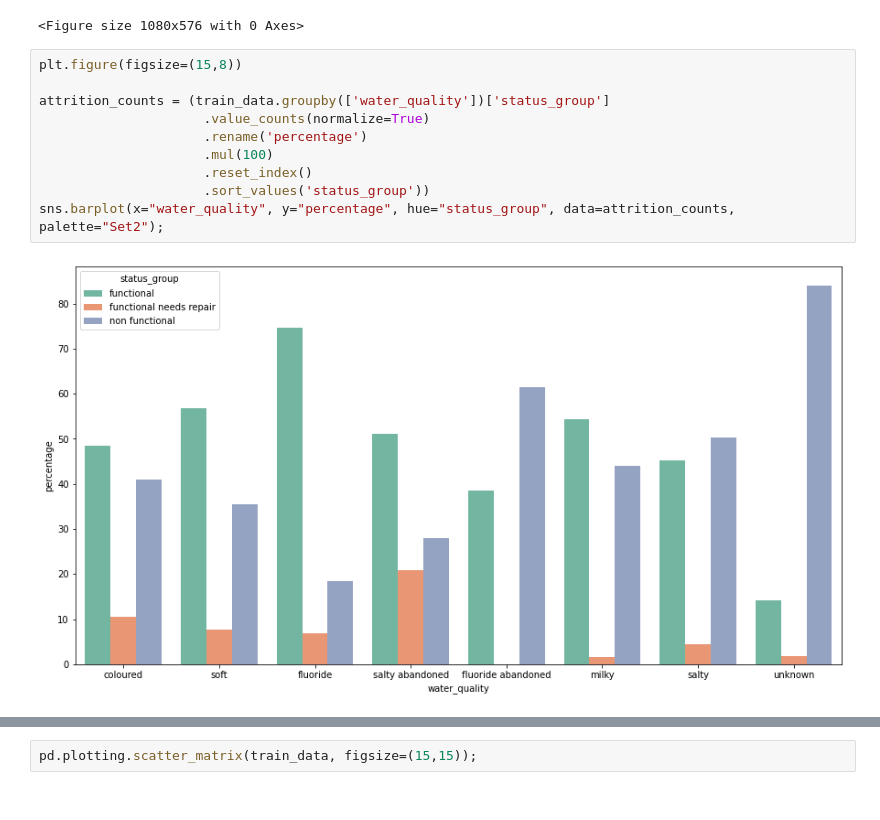
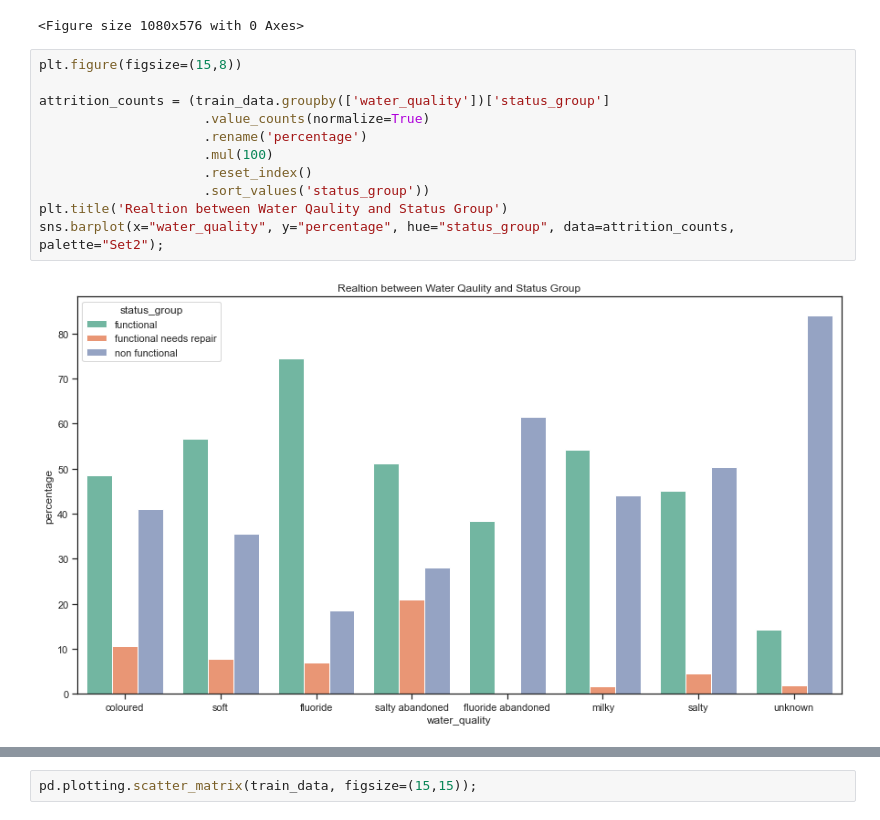
Before and after one commit to finitearth/DataExploration, a Jupyter notebook: presentation.ipynb, the cells around one changed output, grey strips where cells are left out. Saved outputs shown, nothing was run; the diff lists cells and outputs as text.

```diff
--- a/presentation.ipynb
+++ b/presentation.ipynb
@@ -518,15 +529,16 @@ ValueError: Could not interpret input 'amount'
 # %%
 plt.figure(figsize=(15,8))
 
 attrition_counts = (train_data.groupby(['water_quality'])['status_group']
                      .value_counts(normalize=True)
                      .rename('percentage')
                      .mul(100)
                      .reset_index()
                      .sort_values('status_group'))
+plt.title('Realtion between Water Qaulity and Status Group')
 sns.barplot(x="water_quality", y="percentage", hue="status_group", data=attrition_counts, palette="Set2");
 # %% [output]
-[figure, old version]
+[figure, new version]
 # %%
 plt.figure(figsize=(15,8))
 
```
Also changed, not shown: parts of 21 cells of this notebook.
